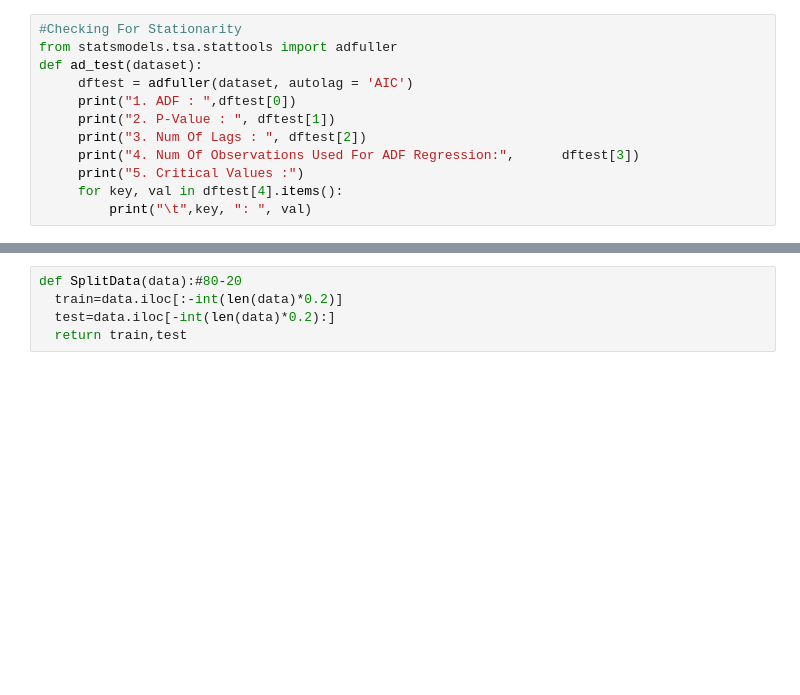
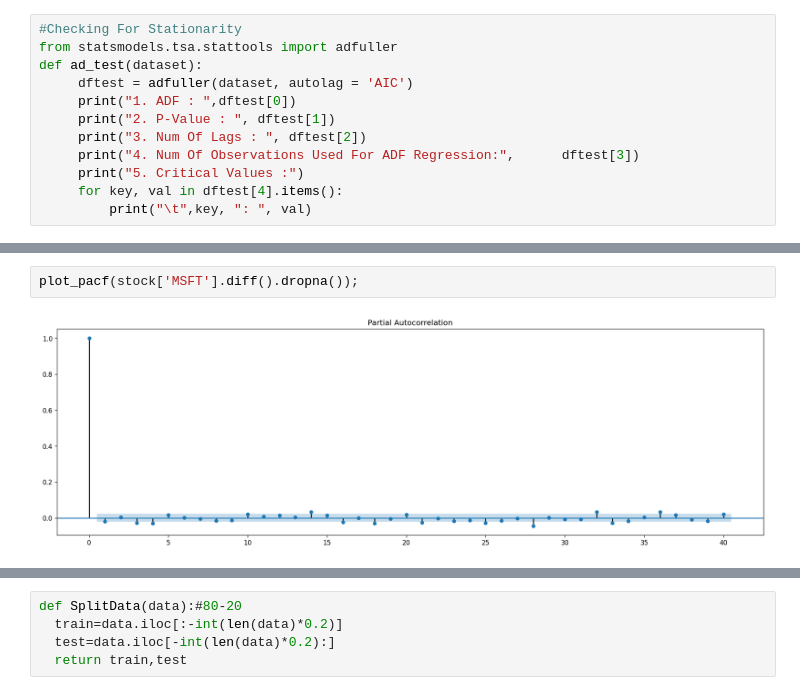
Before and after one commit to DaiVo20/Stock-Price-Prediction, a Jupyter notebook: ARIMA.ipynb, the cells around one changed output, grey strips where cells are left out. Drawn from its saved outputs; the diff is of its cells as text; blank space fills up the shorter version.

```diff
--- a/ARIMA.ipynb
+++ b/ARIMA.ipynb
@@ -55,0 +97,4 @@ ndiffs(stock['FB'],test='adf')
+# %%
+plot_pacf(stock['MSFT'].diff().dropna());
+# %% [output]
+[figure, added]
```
Also changed, not shown: parts of 38 cells of this notebook.
